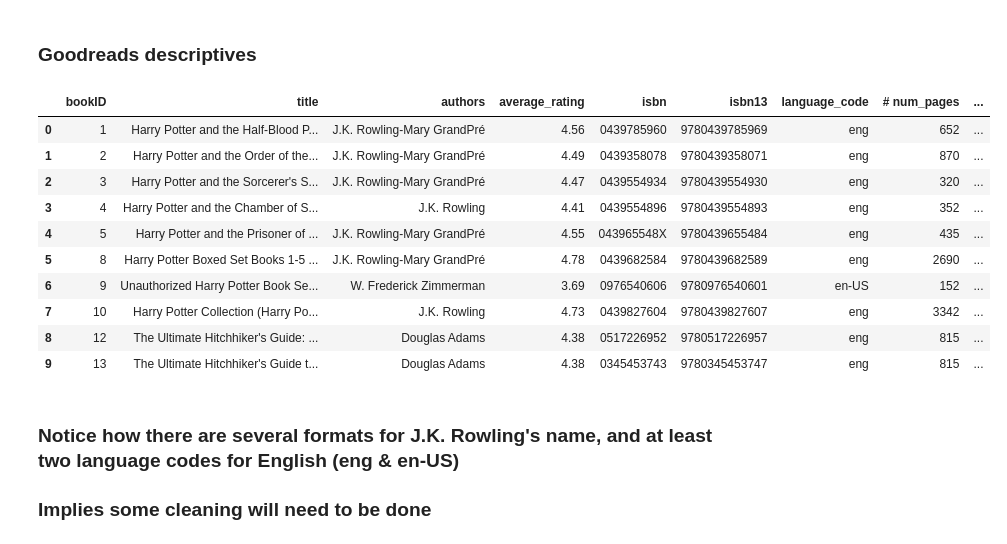
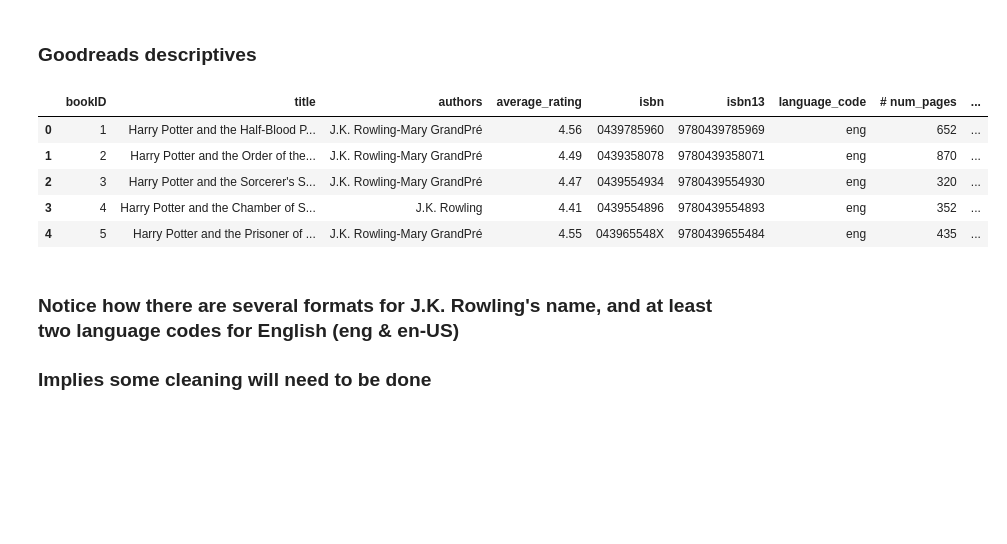
Before and after one commit to noahjett/Movie-Goodreads-Analysis, a Jupyter notebook: Book_Movie_Analysis.ipynb, the cells around one changed output. Drawn from its saved outputs; the diff is of its cells as text; code cells hidden in the pictures; blank space fills up the shorter version.

```diff
--- a/Book_Movie_Analysis.ipynb
+++ b/Book_Movie_Analysis.ipynb
@@ -112,19 +112,14 @@ dtype: int64
 # %% [markdown]
 ### Goodreads descriptives
 # %%
-books.head(10)
+books.head(5)
 # %% [output]
 |  | bookID | title | authors | average_rating | isbn | isbn13 | language_code | # num_pages | ... |
 | 0 | 1 | Harry Potter and the Half-Blood P... | J.K. Rowling-Mary GrandPré | 4.56 | 0439785960 | 9780439785969 | eng | 652 | ... |
 | 1 | 2 | Harry Potter and the Order of the... | J.K. Rowling-Mary GrandPré | 4.49 | 0439358078 | 9780439358071 | eng | 870 | ... |
 | 2 | 3 | Harry Potter and the Sorcerer's S... | J.K. Rowling-Mary GrandPré | 4.47 | 0439554934 | 9780439554930 | eng | 320 | ... |
 | 3 | 4 | Harry Potter and the Chamber of S... | J.K. Rowling | 4.41 | 0439554896 | 9780439554893 | eng | 352 | ... |
 | 4 | 5 | Harry Potter and the Prisoner of ... | J.K. Rowling-Mary GrandPré | 4.55 | 043965548X | 9780439655484 | eng | 435 | ... |
-| 5 | 8 | Harry Potter Boxed Set Books 1-5 ... | J.K. Rowling-Mary GrandPré | 4.78 | 0439682584 | 9780439682589 | eng | 2690 | ... |
-| 6 | 9 | Unauthorized Harry Potter Book Se... | W. Frederick Zimmerman | 3.69 | 0976540606 | 9780976540601 | en-US | 152 | ... |
-| 7 | 10 | Harry Potter Collection (Harry Po... | J.K. Rowling | 4.73 | 0439827604 | 9780439827607 | eng | 3342 | ... |
-| 8 | 12 | The Ultimate Hitchhiker's Guide: ... | Douglas Adams | 4.38 | 0517226952 | 9780517226957 | eng | 815 | ... |
-| 9 | 13 | The Ultimate Hitchhiker's Guide t... | Douglas Adams | 4.38 | 0345453743 | 9780345453747 | eng | 815 | ... |
 # %% [markdown]
 ### Notice how there are several formats for J.K. Rowling's name, and at least two language codes for English (eng & en-US)
 
```
Also changed, not shown: parts of 3 cells of this notebook.
